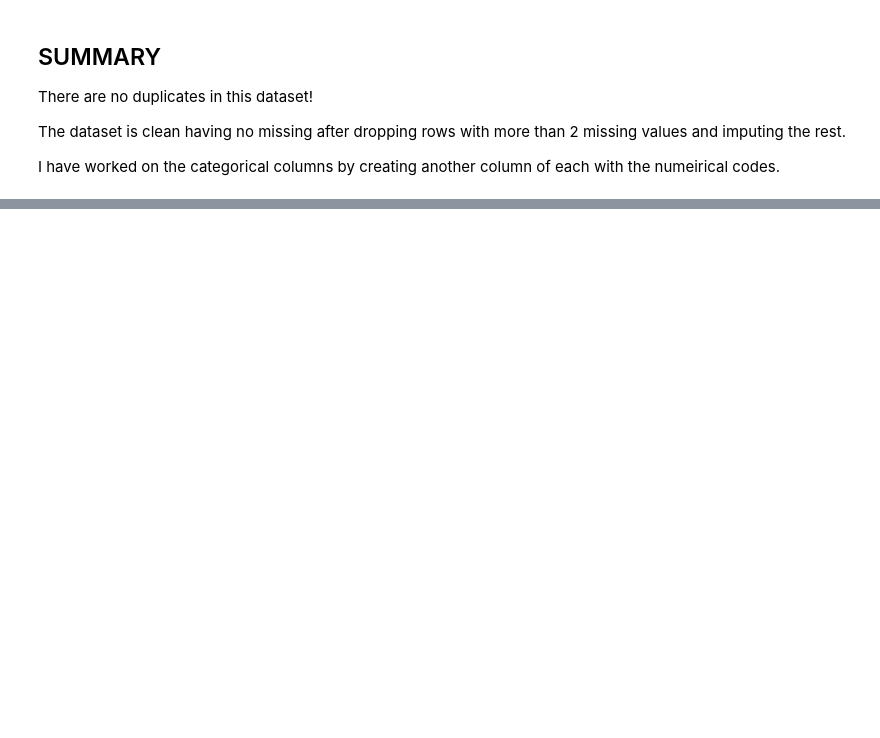
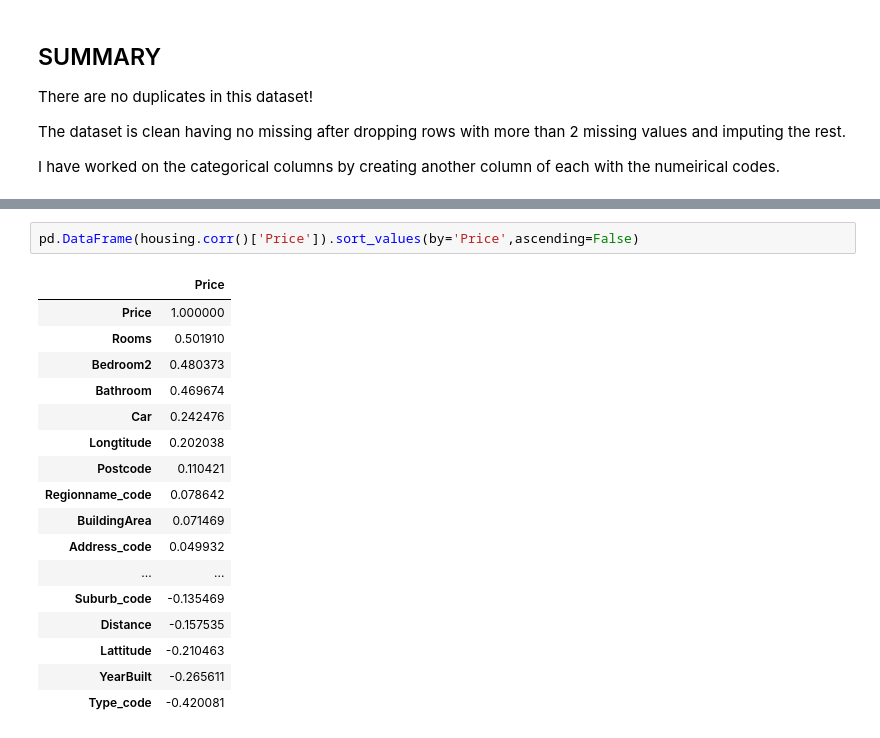
Before and after one commit to Emilly-Njue/Regression, a Jupyter notebook: regression1.ipynb, the cells around one changed output, grey strips where cells are left out. Drawn from its saved outputs; the diff is of its cells as text; blank space fills up the shorter version.

```diff
--- a/regression1.ipynb
+++ b/regression1.ipynb
@@ -303,0 +406,20 @@ I have worked on the categorical columns by creating another column of each with
+# %%
+pd.DataFrame(housing.corr()['Price']).sort_values(by='Price',ascending=False)
+# %% [output]
+|  | Price |
+| Price | 1.000000 |
+| Rooms | 0.501910 |
+| Bedroom2 | 0.480373 |
+| Bathroom | 0.469674 |
+| Car | 0.242476 |
+| Longtitude | 0.202038 |
+| Postcode | 0.110421 |
+| Regionname_code | 0.078642 |
+| BuildingArea | 0.071469 |
+| Address_code | 0.049932 |
+| ... | ... |
+| Suburb_code | -0.135469 |
+| Distance | -0.157535 |
+| Lattitude | -0.210463 |
+| YearBuilt | -0.265611 |
+| Type_code | -0.420081 |
```
Also changed, not shown: parts of 7 cells of this notebook.
